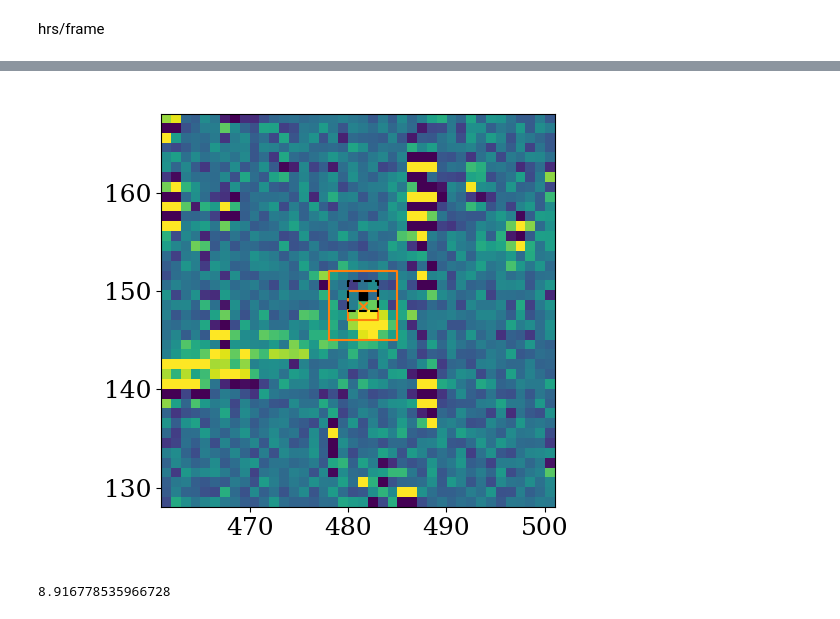
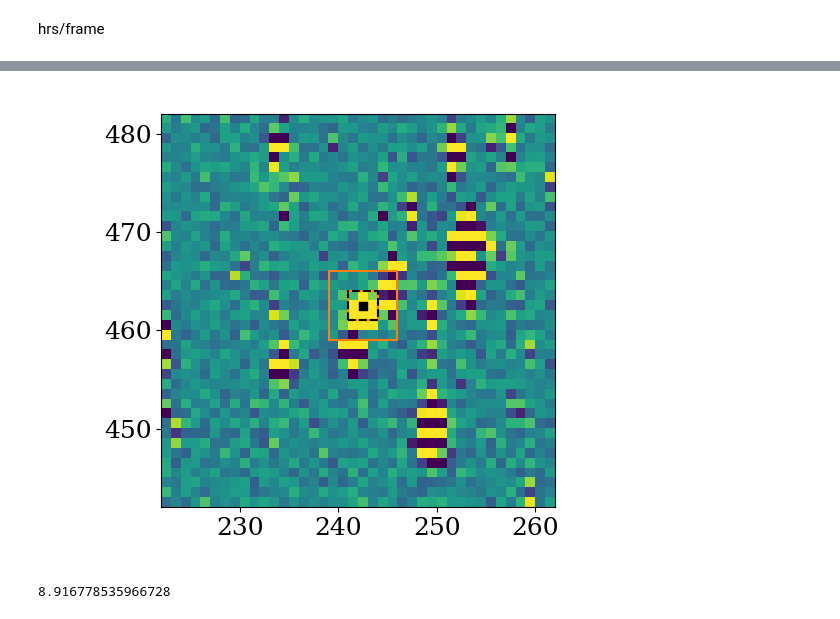
Before and after one commit to ble61/ASTR480, a Jupyter notebook: Test Code/allDataTest.ipynb, the cells around one changed output, grey strips where cells are left out. Cells and saved outputs as stored; diff of their text form; code cells hidden in the pictures.

```diff
--- a/Test Code/allDataTest.ipynb
+++ b/Test Code/allDataTest.ipynb
@@ -30,7 +30,7 @@ cut = 7
 
 interpedPos = pd.read_csv(f"./InterpolatedQuerryResult_{sector}_{cam}_{ccd}_{cut}.csv")
 
-name = " Henry "
+name = " 1999 JE82 "
 
 interpedNamePosIDs = interpedPos.index[interpedPos["Name"] == name]
 interpedNamePos = interpedPos.loc[interpedNamePosIDs]
@@ -190,5 +187,5 @@ np.nanmean(sumFluxes)- matchedMeanFlux
 # %%
-point = 20
+point = 123
 numPx = 20
 
 #????looks like x and y is flipped
@@ -198,9 +195,21 @@ y = ysIn[point]
 
 fig, ax = plt.subplots()
 
-toShow = allFluxes[fsIn[point],y-numPx:y+numPx,x-numPx:x+numPx]
+shape = allFluxes.shape
 
-ax.imshow(toShow, extent = [x-numPx,x+numPx,y-numPx,y+numPx], vmin=np.percentile(toShow, 3), vmax=np.percentile(toShow,97))
+ymin = y-numPx
+ymax = y+numPx
+xmin = x-numPx
+xmax = x+numPx
+
+if ymin < 0: ymin = 0
+if ymax >= shape[1]: ymax = shape[1] -1
+if xmin< 0: xmin = 0
+if xmax >= shape[2]: xmax = shape[2]-1
+
+toShow = allFluxes[fsIn[point],ymin:ymax,xmin:xmax]
+
+ax.imshow(toShow, extent = [xmin,xmax,ymin,ymax], vmin=np.percentile(toShow, 3), vmax=np.percentile(toShow,97))
 ax.scatter(x+0.5,y+0.5, c="tab:orange", marker="x")
 
 #4x4 box,
@@ -228,34 +237,34 @@ ax.scatter(adjCom[1]+0.5, adjCom[0]+0.5, marker="s", c="k")
 
 ax.plot([adjCom[1]-sumDown,adjCom[1]+sumUp,adjCom[1]+sumUp,adjCom[1]-sumDown,adjCom[1]-sumDown],[adjCom[0]-sumDown,adjCom[0]-sumDown,adjCom[0]+sumUp,adjCom[0]+sumUp,adjCom[0]-sumDown], c="k", ls="--")
 
 comSum = np.sum(allFluxes[fsIn[point],adjCom[0]-sumDown:adjCom[0]+sumUp,adjCom[1]-sumDown:adjCom[1]+sumUp])
 
 sumFluxesCom = []
 
 for f,y,x in zip(fsIn, ysIn, xsIn): #????looks like x and y is flipped
 
     shape = allFluxes.shape
 
     ymin = y-checkDown
     ymax = y+checkUp
     xmin = x-checkDown
     xmax = x+checkDown
 
     if ymin < 0: ymin = 0
     if ymax >= shape[1]: ymax = shape[1] -1
     if xmin< 0: xmin = 0
     if xmax >= shape[2]: xmax = shape[2]-1
 
     com = np.round(ndimage.center_of_mass(allFluxes[f,ymin:ymax,xmin:xmax]))
 
     adjCom = (int(round(com[0]+y-3)), int(round(com[1]+x-3)))
 
     x2 = adjCom[1]
     y2 = adjCom[0]
 
     sumFluxesCom.append(np.sum(allFluxes[f,y2-sumDown:y2+sumUp,x2-sumDown:x2+sumUp]))
 # %% [output]
-[figure, old version]
+[figure, new version]
 # %%
 allFluxes[10, allFluxes.shape[1]-1, 3]
 # %% [output]
```
Also changed, not shown: parts of 9 cells of this notebook, 27 other files.
